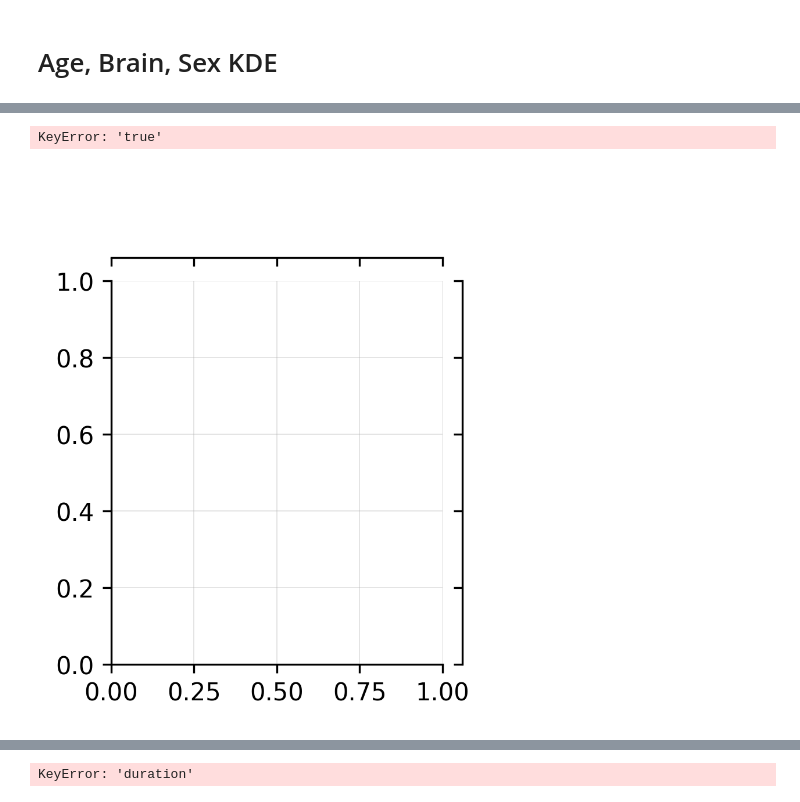
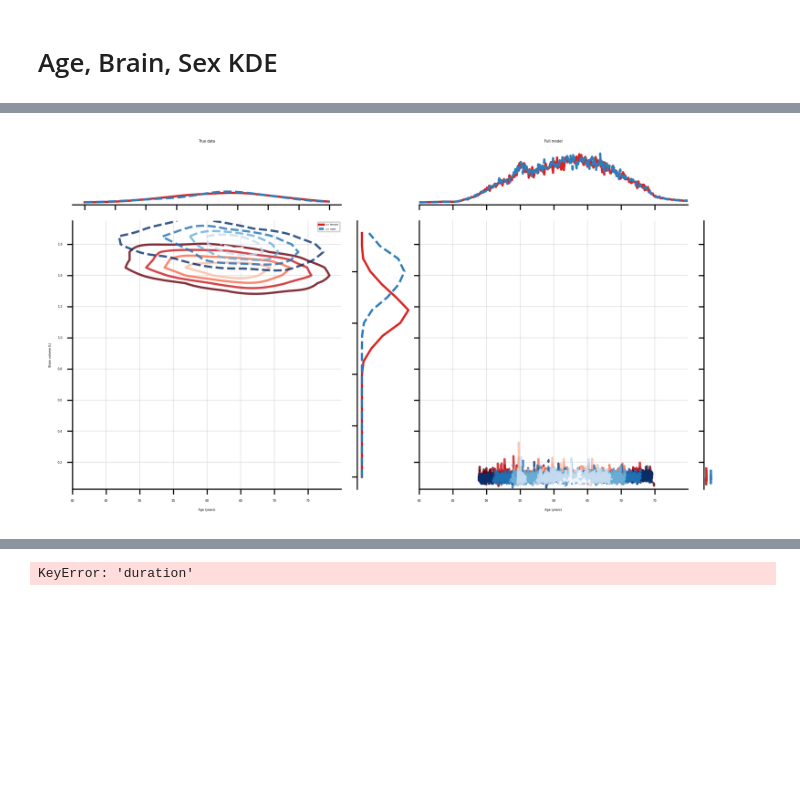
Before and after one commit to lars-chen/3dscm, a Jupyter notebook: deepscm/experiments/brain_atrophy/paper_plots.ipynb, the cells around one changed output, grey strips where cells are left out. Drawn from its saved outputs; the diff is of its cells as text; code cells hidden in the pictures; blank space fills up the shorter version.

```diff
--- a/deepscm/experiments/brain_atrophy/paper_plots.ipynb
+++ b/deepscm/experiments/brain_atrophy/paper_plots.ipynb
@@ -382,0 +353,6 @@ ConditionalVISEM
+# %%
+diff = samples.data[6]-samples.data[1]
+
+fig, ax = plt.subplots(figsize=(1,1))
+ax.imshow(ndimage.rotate((diff)[0,:,:,37], 90), 'seismic', vmin=-100, vmax=100)
+ax.axis('off')
@@ -400,7 +403,7 @@ for i in range(num_samples * num_rows):
     col = i % num_samples
     row = i // num_samples
 
-    img = synth_test[i]['image'] * 255
+    img = synth_test[i]['image']
     img = ndimage.rotate(img.squeeze(), 180)
 
     ax = fig.add_subplot(gs[row * 2, col])
@@ -489,7 +492,7 @@ for i in range(num_samples * num_rows):
     col = i % num_samples
     row = i // num_samples
 
-    img = synth_test[i]['image'] * 255
+    img = synth_test[i]['image']
     img = ndimage.rotate(img.squeeze(), 180)
 
     ax = fig.add_subplot(gs[row * 2, col])
@@ -569,30 +572,21 @@ def pgm_model(n):
     with pyro.plate('observations', n):
         return loaded_models[model_name].pgm_model()
 
-def plot_joint_pdf(x, y, logp, ax=None):
-    if ax is None:
-        ax = plt.gca()
-    prob = logp.exp().numpy().T
-    mi = prob.min()
-    ma = np.percentile(prob.flat, 99.5)
-    step = (ma - mi) / 5
-    levels = np.arange(mi, ma, step) + step
-    ax.contourf(x, y, prob, cmap=cmaps[0], levels=levels, antialiased=True, extend='max')
-
-age_range = torch.arange(40, 85, 0.1, dtype=torch.float)
+age_range = torch.arange(40, 80, 0.1, dtype=torch.float)
 bvol_range = torch.arange(8e2, 18e2, 5e1, dtype=torch.float)
 vvol_range = torch.arange(1e1, 1.5e2, 1, dtype=torch.float)
 
 age_range_, bvol_range_ = [x.reshape(-1, 1) for x in torch.meshgrid(age_range, bvol_range)]
-age_range_, vvol_range_ = [x.reshape(-1, 1) for x in torch.meshgrid(age_range, vvol_range)]
+#age_range_, vvol_range_ = [x.reshape(-1, 1) for x in torch.meshgrid(age_range, vvol_range)]
 
+df = pd.DataFrame(columns=["age", "sex", "brain volume", "probability"])
 
 prob_maps = {'model': {}}
 for sex in [0, 1]:
     cond_data = {
         'age': age_range_,
         'brain_vol': bvol_range_,
-        'ventricle_vol': vvol_range_,
+        #'ventricle_vol': vvol_range_,
         'sex': torch.tensor(float(sex)).expand(age_range_.shape),
     }
 
@@ -606,6 +600,14 @@ for sex in [0, 1]:
         'brain_vol': trace.nodes['_RETURN']['value'][3],
         'log_prob': log_prob.reshape(age_range.shape[0], bvol_range.shape[0])
     }
+
+    df_ = pd.DataFrame()
+    df_["age"] = trace.nodes['_RETURN']['value'][0].squeeze()
+    df_["brain volume"] =trace.nodes['_RETURN']['value'][4].squeeze()
+    df_["probability"] = np.exp(log_prob)
+    df_["sex"] = np.full((len(df_)), "Male" if sex else "Female")
+
+    df = df.append(df_)
 
 prob_maps['true'] = {}
 for sex in [0, 1]:
@@ -682,7 +690,7 @@ def plot_exp(i, exp, ax_joint, ax_marg_x, ax_marg_y):
     if i == 0:
         ax_joint.set_ylabel('Brain volume (L)', fontsize='medium')
         ax_joint.legend(contours, prob_maps[exp].keys(), fontsize='small')
-
+    return age
 def plot_all_joints():
     n_exp = len(titles)
     fig = plt.figure(figsize=(6.8, 3.6))
@@ -707,35 +715,34 @@ def plot_all_joints():
 
         plt.setp(ax_marg_x.get_xticklabels(), visible=False)
         plt.setp(ax_marg_y.get_yticklabels(), visible=False)
 
         # Turn off the ticks on the density axis for the marginal plots
         plt.setp(ax_marg_x.yaxis.get_majorticklines(), visible=False)
         plt.setp(ax_marg_x.yaxis.get_minorticklines(), visible=False)
         plt.setp(ax_marg_y.xaxis.get_majorticklines(), visible=False)
         plt.setp(ax_marg_y.xaxis.get_minorticklines(), visible=False)
         plt.setp(ax_marg_x.get_yticklabels(), visible=False)
         plt.setp(ax_marg_y.get_xticklabels(), visible=False)
         for s in ['top', 'right']:
             ax_joint.spines[s].set_visible(False)
         for s in ['left', 'top', 'right']:
             ax_marg_x.spines[s].set_visible(False)
         for s in ['top', 'right', 'bottom']:
             ax_marg_y.spines[s].set_visible(False)
         ax_marg_x.yaxis.grid(False)
         ax_marg_y.xaxis.grid(False)
 
         if i > 0:
             plt.setp(ax_joint.get_yticklabels(), visible=False)
 
         ax_joint.grid('on', lw=.4, alpha=.4)
 
-        plot_exp(i, exp, ax_joint, ax_marg_x, ax_marg_y)
+        age = plot_exp(i, exp, ax_joint, ax_marg_x, ax_marg_y)
 
     fig.tight_layout()
-
+    return age
 titles = {'true': 'True data', 'model': 'Full model'}
-plot_all_joints()
+age = plot_all_joints()
 plt.savefig(f'{FIGURE_SAVE_PATH}/ms_age_bvol.png', bbox_inches='tight')
 # %% [output]
-KeyError: 'true'
-[figure, old version]
+[figure, new version]
```
Also changed, not shown: parts of 49 cells of this notebook, 7 other files.
